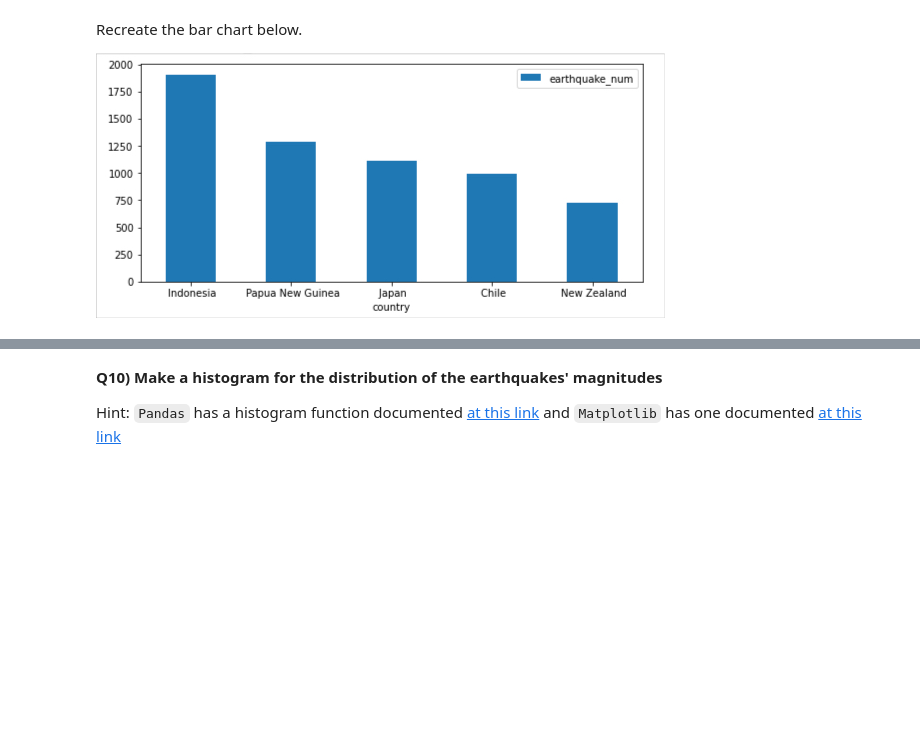
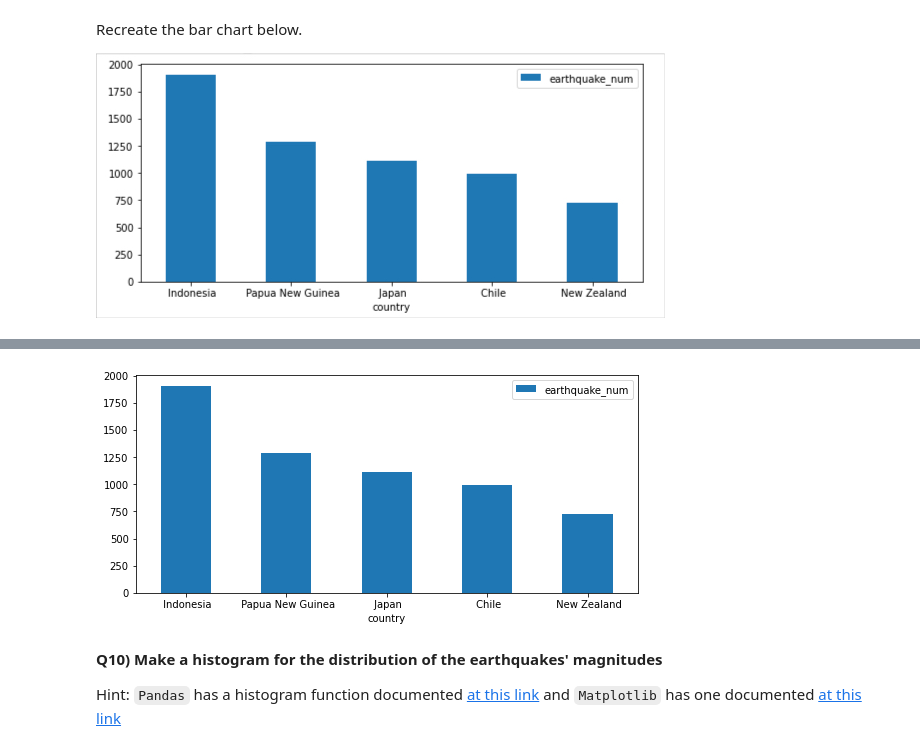
Before and after one commit to Kriegtho/2022_Intro_Python, a Jupyter notebook: Exercises/W3_S1.ipynb, the cells around one changed output, grey strips where cells are left out. Cells and saved outputs as stored; diff of their text form; code cells hidden in the pictures; blank space fills up the shorter version.

```diff
--- a/Exercises/W3_S1.ipynb
+++ b/Exercises/W3_S1.ipynb
@@ -207,2 +220,4 @@ country = df.Series.str.split(',',expand=True,n=-1)
 # %%
 # Add it as a new column to the `DataFrame` called `country`
+df['country']=country[1]
+df
@@ -223,3 +270,5 @@ Hint: Print the table to see the name of the column containing the earthquake ma
 Check out this [link](https://www.geeksforgeeks.org/ways-to-filter-pandas-dataframe-by-column-values/) to find examples of filtering by column values
 # %%
 # Filter the dataset based on the earthquakes' magnitudes
+df_filt=df[df.mag>4]
+df_filt
@@ -233,6 +296,9 @@ Hint 2: Check out the `value_counts` function to get Num 2
 ![aaaaa6.jpg](embedded-picture-1)
 # %%
 # Count the number of earthquakes whose magnitudes are larger than 4
-df_filt.__()
+num1=df_filt.count()
 # Count the number of >4 earthquakes in each country/state
-df_filt.__.__()
+num2=df_filt.country.value_counts()
+
+print(num1)
+print(num2)
@@ -243,9 +325,11 @@ Recreate the bar chart below.
 ![aaaaa7.jpg](embedded-picture-1)
 # %%
 # print the first 5 rows of num2
-num2.__[:_]
+print(num2.iloc[:5])
 
 # convert what you just printed to a DataFrame with 2 columns: 'country' (text) and 'earthquake_num' (number)
 # Hint: separate the text and numbers and store them separately in lists
-top5_df = pd.DataFrame({'country':list(num2.__[__].__),'earthquake_num':list(num2.__[__]._____)})
+top5_df = pd.DataFrame({'country':list(num2.iloc[:5].index),'earthquake_num':list(num2.iloc[:5].values)})
+print(num2.index)
+print(num2.values)
 top5_df
@@ -252,7 +360,9 @@ top5_df
 # %%
 # Now plot the numbers in the top5_df dataset with bar chart.
-__,__ = plt._______(figsize=(_,_))
-top5_df.plot.bar(x=_____,y=_____,rot=0,ax=__)
+fig,ax = plt.subplots(figsize=(9,4))
+top5_df.plot.bar(x='country',y='earthquake_num',rot=0,ax=ax);
+# %% [output]
+[figure, added]
 # %% [markdown]
 **Q10) Make a histogram for the distribution of the earthquakes' magnitudes**
 
```
Also changed, not shown: parts of 13 cells of this notebook.
